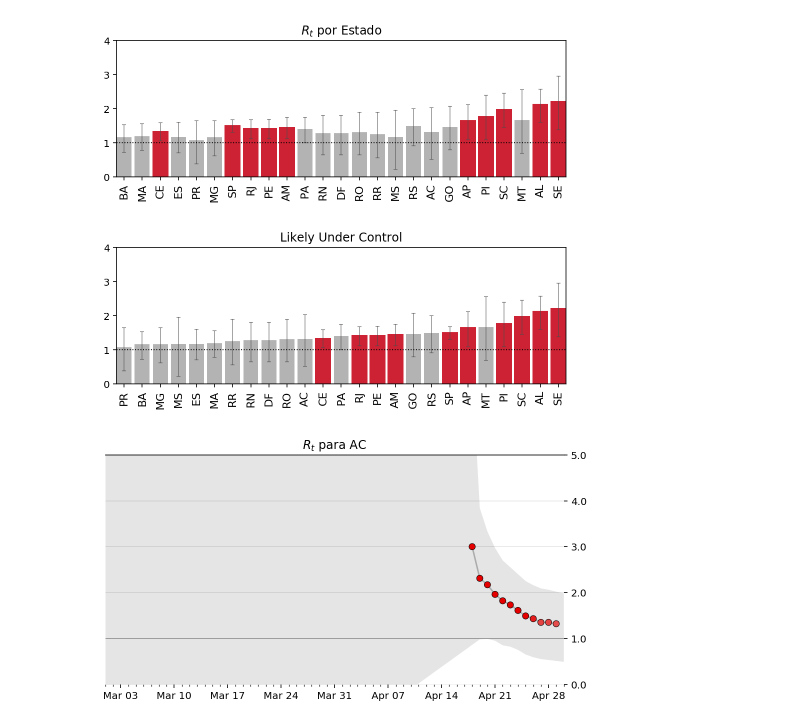
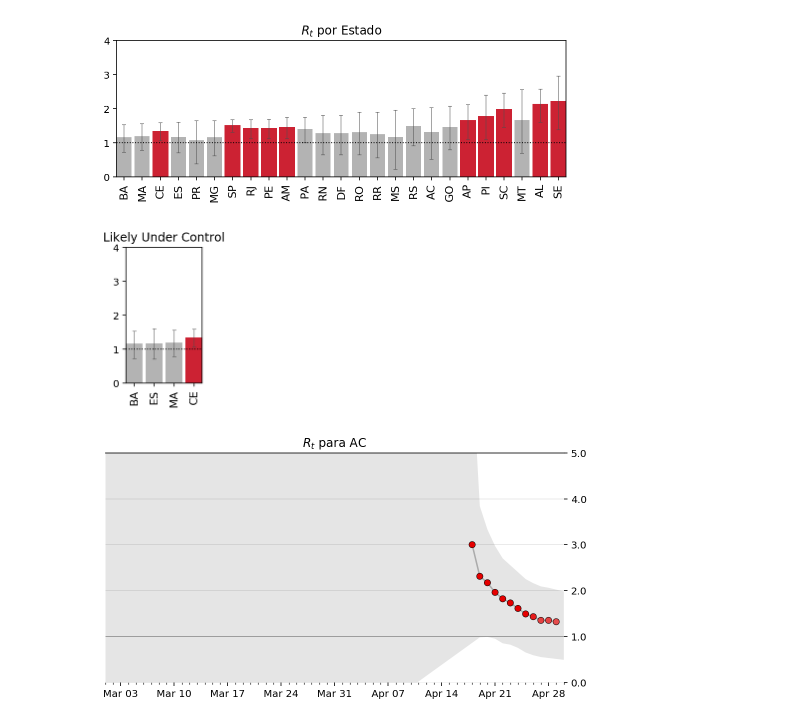
Before and after one commit to JonerMello/COVID19, a Jupyter notebook: COVID-19 em tempo real Brasil.ipynb, the cells around one changed output. Cells and saved outputs as stored; diff of their text form; code cells hidden in the pictures.

```diff
--- a/COVID-19 em tempo real Brasil.ipynb
+++ b/COVID-19 em tempo real Brasil.ipynb
@@ -288,12 +288,21 @@ url = 'DB/ministerio_saude.csv'
 casos = pd.read_csv(url, sep=';', encoding='cp1252')
 casos.columns = ['regiao','sigla','data','casosNovos','casosAcumulados','obitosNovos','obitosAcumulados']
 states = pd.read_csv(url,
-                     usecols=['data', 'estado', 'casosAcumulados', 'obitosAcumulados'],
+                     usecols=['data', 'estado','casosNovos','casosAcumulados','obitosNovos','obitosAcumulados'],
                      sep=';',
                      dayfirst=True,
                      parse_dates=['data'],
                      index_col=['estado', 'data'],
                      squeeze=True).sort_index()
+
+
+dados = casos.copy()
+dadoslimpo = dados.dropna()
+mortesTotal = dadoslimpo['obitosAcumulados'].groupby(dadoslimpo['data']).sum().sort_values(ascending=True)
+mortesTotal = mortesTotal[(mortesTotal.index >= '2020-02-26')].reset_index()
+
+casosTotal = dadoslimpo['casosAcumulados'].groupby(dadoslimpo['data']).sum().sort_values(ascending=True)
+casosTotal = casosTotal[(casosTotal.index >= '2020-02-26')].reset_index()
 
 DEATH_RATE = 7/100
 
@@ -306,7 +315,7 @@ print(error)
 
 realCases = deathsBack.combine(casesBack.mul(error), np.maximum)
 
-S = "RS"
+S="SC"
 states['casosAcumulados'].xs(S).plot(label='casosAcumulados',
                    legend=True)
 states['obitosAcumulados'].xs(S).plot(label='obitosAcumulados',
@@ -857,10 +861,10 @@ plot_standings(mr);
 # %% [output]
 [figure]
 # %%
-show = mr[mr.High_90.le(10)].sort_values('ML')
+show = mr[mr.High_90.le(1.6)].sort_values('ML')
 fig, ax = plot_standings(show, title='Likely Under Control');
 # %% [output]
-[figure, old version]
+[figure, new version]
 # %%
 
 for i, (state_name, result) in enumerate(final_results.groupby('estado')):
```
Also changed, not shown: parts of 2 cells of this notebook, 14 other files.
